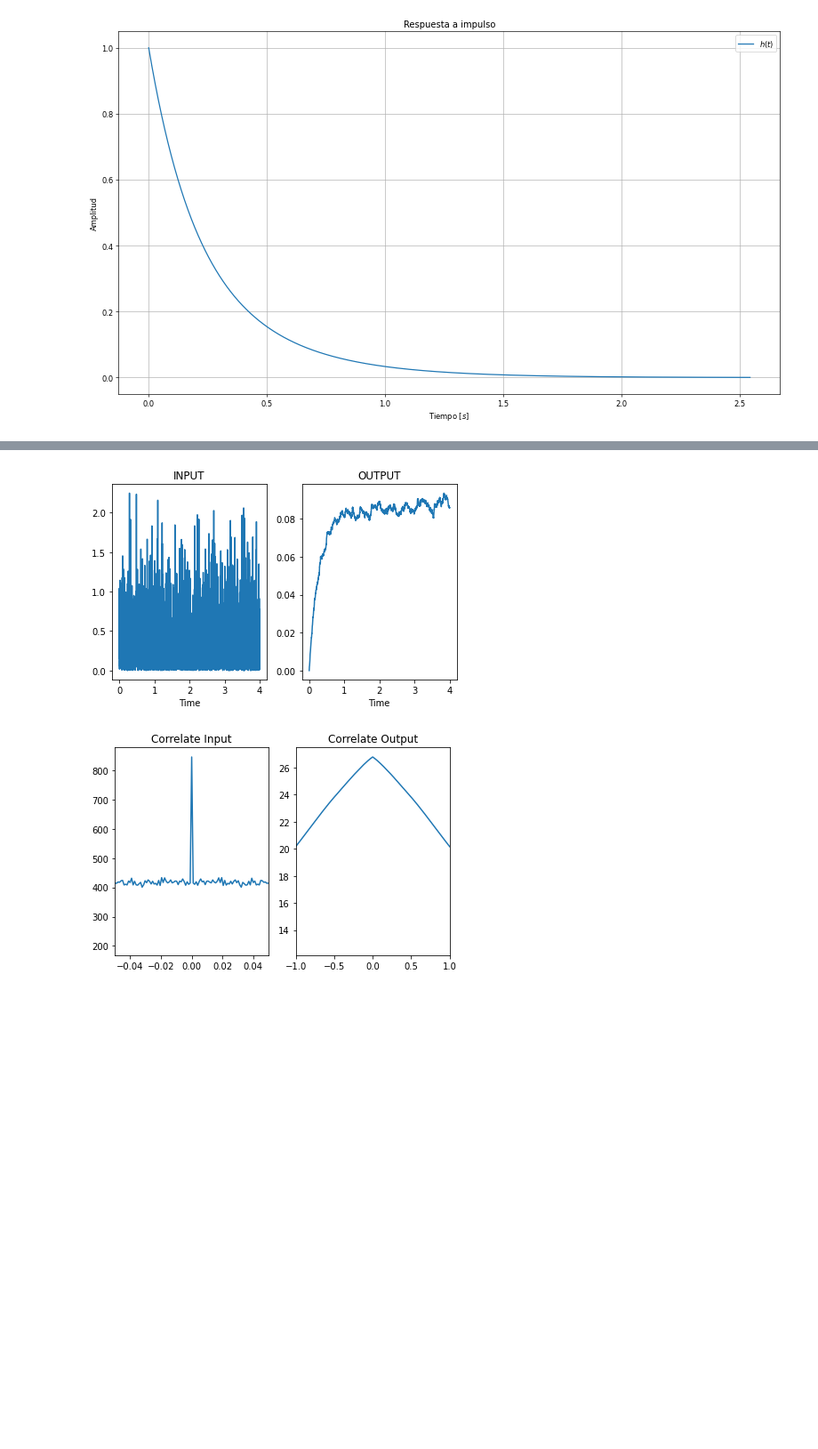
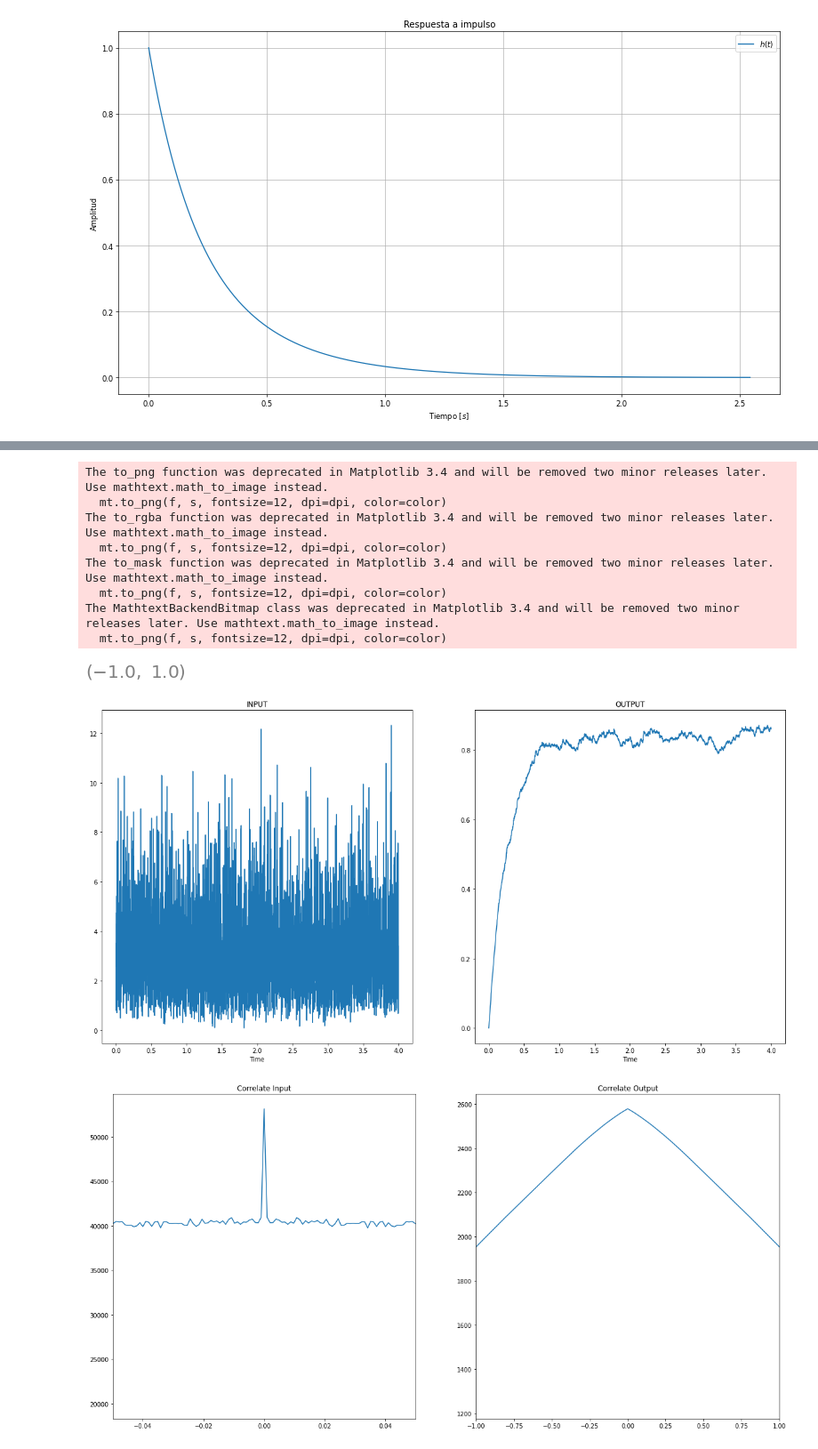
Before and after one commit to deathperminut/Teoria_Se-ales, a Jupyter notebook: Cuadernillos_ipynb_señales/Circuito_Redes.ipynb, the cells around one changed output, grey strips where cells are left out. Shown at 89% size. Saved outputs shown, nothing was run; the diff lists cells and outputs as text; code cells hidden in the pictures; blank space fills up the shorter version.

Commit message:
INTENTANDO ORGANIZAR EL CIRCUITO

```diff
--- a/Cuadernillos_ipynb_señales/Circuito_Redes.ipynb
+++ b/Cuadernillos_ipynb_señales/Circuito_Redes.ipynb
@@ -123,12 +132,12 @@ Fdisc=Nsample/4 # FRECUENCIA DE MUESTREO
 Tdisc=1/Fdisc
 t=np.arange(0,4,Tdisc) ## GENERAMOS VECTOR DE TIEMPO PARA NUESTRA FUNCIÓN ALEATORIA
 
-λ= np.pi
-expt= expon.rvs(loc=0,scale=1/λ,size=Nsample,random_state=None)
-Autocorrelacion_expt=np.correlate(expt,expt,mode="same") ## GENERAMOS LA AUTOCORRELACION
+shape= np.pi
+gamma= np.random.gamma(shape,size=len(t))
+Autocorrelacion_expt=np.correlate(gamma,gamma,mode="same") ## GENERAMOS LA AUTOCORRELACION
 
 plt.figure(figsize=(20,5))
-plt.plot(t,expt)
+plt.plot(t,gamma)
 plt.title("Exponential Function-Circuit Input")
 plt.xlabel("Time")
 plt.grid()
@@ -136,7 +145,7 @@ plt.legend()
 plt.show()
 
 plt.figure(figsize=(20,5))
-sns.displot(expt,bins=Nbins,height=8, aspect=15/8)
+sns.displot(gamma,bins=Nbins,height=8, aspect=15/8)
 #sns.set(rc = {'figure.figsize':(20,5)})
 hist_kws={"edgecolor":"balck"}
 plt.title("Histograma de la pdf exponencial de entrada")
@@ -159,28 +168,41 @@ No artists with labels found to put in legend.  Note that artists whose label st
 # %%
 ## INGRESAMOS LA ENTRADA EXPONENCIAL A NUESTRO CIRCUITO:
-_,Output_Circuit,_=lti_system.output(expt, t) ##SALIDA DEL CIRCUITO.
+_,Output_Circuit,_=lti_system.output(gamma, t) ##SALIDA DEL CIRCUITO.
 Autocorrelacion_Output=np.correlate(Output_Circuit,Output_Circuit,mode="same") ## GENERAMOS LA AUTOCORRELACION
 # COMPARAMOS ENTRADA VS SALIDA
-fig, axs = plt.subplots(1, 2)
-axs[0].plot(t, expt)
+fig, axs = plt.subplots(1, 2,figsize=(20,10))
+axs[0].plot(t, gamma)
 axs[0].set_title("INPUT")
 axs[0].set_xlabel("Time")
 axs[1].plot(t, Output_Circuit)
 axs[1].set_title("OUTPUT")
 axs[1].set_xlabel("Time")
 
 
-fig.tight_layout()
 
-fig, axs = plt.subplots(1, 2)
+
+fig, axs = plt.subplots(1, 2,figsize=(20,10))
 axs[0].plot(t-2,Autocorrelacion_expt)
 axs[0].set_title("Correlate Input")
 axs[0].set_xlim(-0.05,0.05)
 axs[1].plot(t-2, Autocorrelacion_Output)
 axs[1].set_title("Correlate Output")
 axs[1].set_xlim(-1,1)
 
-fig.tight_layout()
+
+### CALCULAMOS LA DENSIDAD ESPECTRAL DE POTENCIA PARA ENTRADA Y SALIDA
+### A PRIORI DEBERIAMOS OBTENER UN MAYOR ANCHO DE BANDA EN LA ENTRADA A COMPARACIÓN DE LA SALIDA
+
+#Fourier
 # %% [output]
+The to_png function was deprecated in Matplotlib 3.4 and will be removed two minor releases later. Use mathtext.math_to_image instead.
+  mt.to_png(f, s, fontsize=12, dpi=dpi, color=color)
+The to_rgba function was deprecated in Matplotlib 3.4 and will be removed two minor releases later. Use mathtext.math_to_image instead.
+  mt.to_png(f, s, fontsize=12, dpi=dpi, color=color)
+The to_mask function was deprecated in Matplotlib 3.4 and will be removed two minor releases later. Use mathtext.math_to_image instead.
+  mt.to_png(f, s, fontsize=12, dpi=dpi, color=color)
+The MathtextBackendBitmap class was deprecated in Matplotlib 3.4 and will be removed two minor releases later. Use mathtext.math_to_image instead.
+  mt.to_png(f, s, fontsize=12, dpi=dpi, color=color)
-[figure, old version]
+[figure, new version]
-[figure, old version]
+[figure, new version]
+[figure, added]
```
Also changed, not shown: parts of 18 cells of this notebook, 6 other files.
